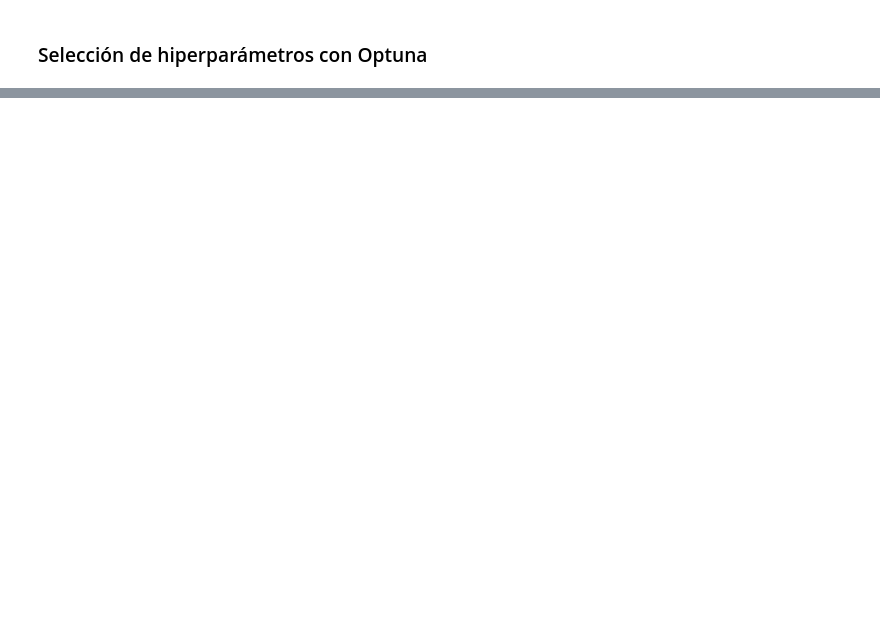
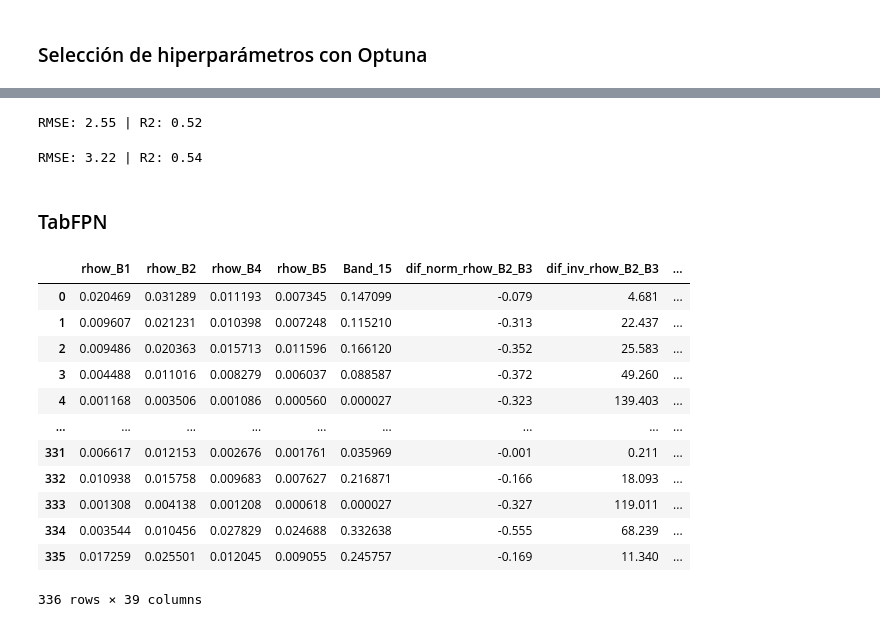
Before and after one commit to Antonio-MI/mar-menor-chl, a Jupyter notebook: Entrenamiento.ipynb, the cells around one changed output, grey strips where cells are left out. Saved outputs shown, nothing was run; the diff lists cells and outputs as text; code cells hidden in the pictures; blank space fills up the shorter version.

```diff
--- a/Entrenamiento.ipynb
+++ b/Entrenamiento.ipynb
@@ -103,8 +103,8 @@ from sklearn.model_selection import StratifiedKFold
 # %%
 train, test = train_test_split(df, test_size=0.25, random_state=42, stratify=df["High_Chl"])
 # %%
-train = train.reset_index()
-test = test.reset_index()
+train = train.reset_index(drop=True)
+test = test.reset_index(drop=True)
 # %%
 def cross_validation(trial, df, target, model_name):
 
@@ -366,0 +440,22 @@ XGBoost - Mean R2: 0.78 ± 0.10
+# %%
+meta_X = np.vstack([oof_preds["XGB"], oof_preds["LBM"]]).T
+meta_y = y_true  # target original
+
+# Luego entrenar un meta-modelo
+from sklearn.linear_model import Ridge
+meta_model = Ridge().fit(meta_X, meta_y)
+rmse = np.sqrt(mean_squared_error(meta_y, meta_model.predict(meta_X)))
+r2 = r2_score(meta_y, meta_model.predict(meta_X))
+print(f"RMSE: {rmse:.2f} | R2: {r2:.2f}")
+# %% [output]
+RMSE: 2.55 | R2: 0.52
+# %%
+meta_X_test = np.vstack([test_preds["XGB"], test_preds["LBM"]]).T
+test_pred = meta_model.predict(meta_X_test)
+rmse = np.sqrt(mean_squared_error(y_test, test_pred))
+r2 = r2_score(y_test, test_pred)
+print(f"RMSE: {rmse:.2f} | R2: {r2:.2f}")
+# %% [output]
+RMSE: 3.22 | R2: 0.54
+# %% [markdown]
+### TabFPN
@@ -366,0 +467,19 @@ XGBoost - Mean R2: 0.78 ± 0.10
+# %%
+X_train = train.drop(columns=[target, 'High_Chl'])
+X_test = test.drop(columns=[target, 'High_Chl'])
+y = train[target]
+y_test = test[target]
+# %% [output]
+|  | rhow_B1 | rhow_B2 | rhow_B4 | rhow_B5 | Band_15 | dif_norm_rhow_B2_B3 | dif_inv_rhow_B2_B3 | ... |
+| 0 | 0.020469 | 0.031289 | 0.011193 | 0.007345 | 0.147099 | -0.079 | 4.681 | ... |
+| 1 | 0.009607 | 0.021231 | 0.010398 | 0.007248 | 0.115210 | -0.313 | 22.437 | ... |
+| 2 | 0.009486 | 0.020363 | 0.015713 | 0.011596 | 0.166120 | -0.352 | 25.583 | ... |
+| 3 | 0.004488 | 0.011016 | 0.008279 | 0.006037 | 0.088587 | -0.372 | 49.260 | ... |
+| 4 | 0.001168 | 0.003506 | 0.001086 | 0.000560 | 0.000027 | -0.323 | 139.403 | ... |
+| ... | ... | ... | ... | ... | ... | ... | ... | ... |
+| 331 | 0.006617 | 0.012153 | 0.002676 | 0.001761 | 0.035969 | -0.001 | 0.211 | ... |
+| 332 | 0.010938 | 0.015758 | 0.009683 | 0.007627 | 0.216871 | -0.166 | 18.093 | ... |
+| 333 | 0.001308 | 0.004138 | 0.001208 | 0.000618 | 0.000027 | -0.327 | 119.011 | ... |
+| 334 | 0.003544 | 0.010456 | 0.027829 | 0.024688 | 0.332638 | -0.555 | 68.239 | ... |
+| 335 | 0.017259 | 0.025501 | 0.012045 | 0.009055 | 0.245757 | -0.169 | 11.340 | ... |
+336 rows × 39 columns
```
Also changed, not shown: parts of 15 cells of this notebook, 4 other files.
